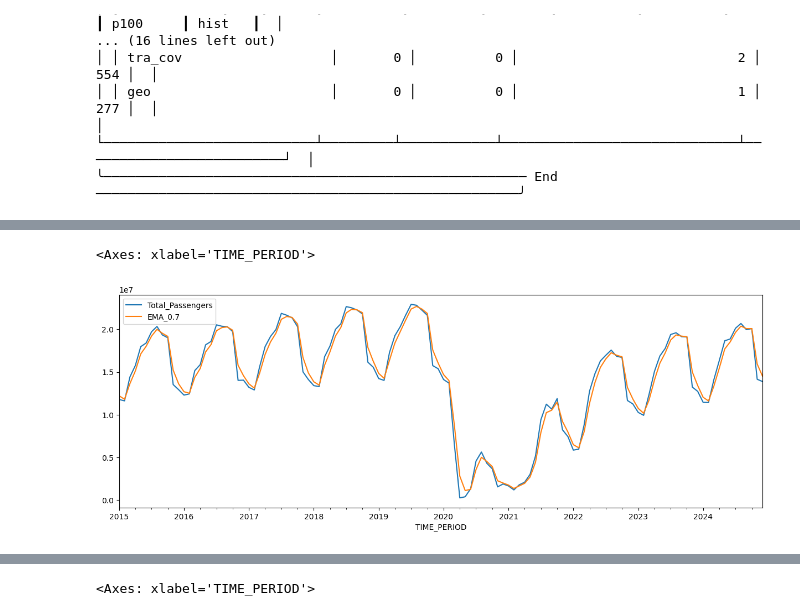
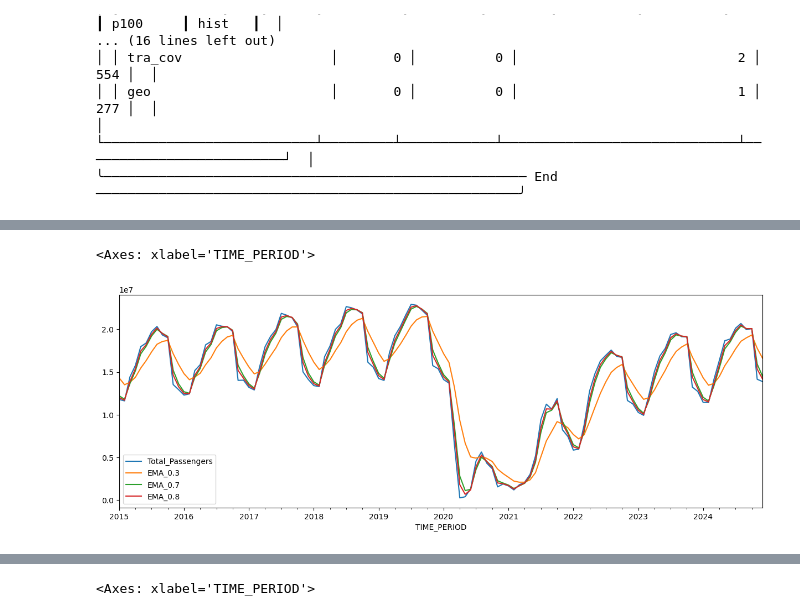
Before and after one commit to Hassan3924/Air-Passenger-Time-Series, a Jupyter notebook: airpassenger.ipynb, the cells around one changed output, grey strips where cells are left out. Cells and saved outputs as stored; diff of their text form; code cells hidden in the pictures.

Commit message:
Final changes to the Air-Passenger

```diff
--- a/airpassenger.ipynb
+++ b/airpassenger.ipynb
@@ -228,5 +293,5 @@ See the caveats in the documentation: https://pandas.pydata.org/pandas-docs/stab
 # %%
-ob_cleaned.loc['2015' :' 2024'][['Total_Passengers', 'EMA_0.7']].plot(figsize=(15, 5))
+ob_cleaned.loc['2015' :' 2024'][['Total_Passengers', 'EMA_0.3','EMA_0.7', 'EMA_0.8']].plot(figsize=(15, 5))
 # %% [output]
 <Axes: xlabel='TIME_PERIOD'>
-[figure, old version]
+[figure, new version]
```
Also changed, not shown: parts of 76 cells of this notebook, 1 other file.
